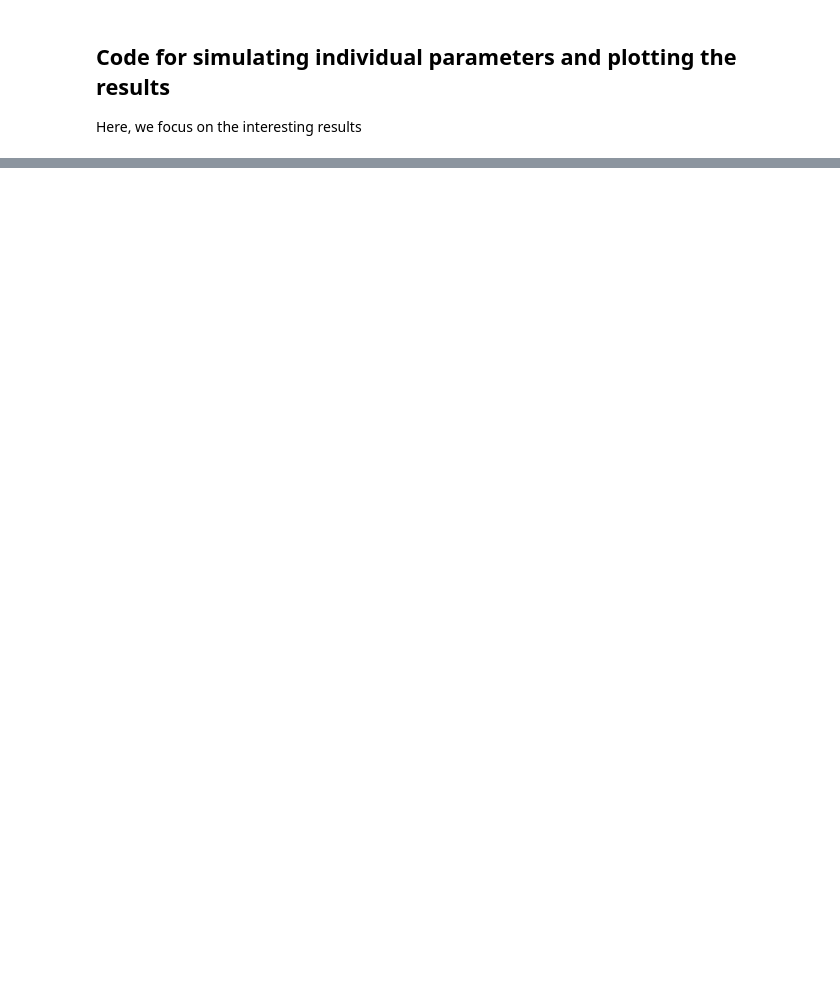
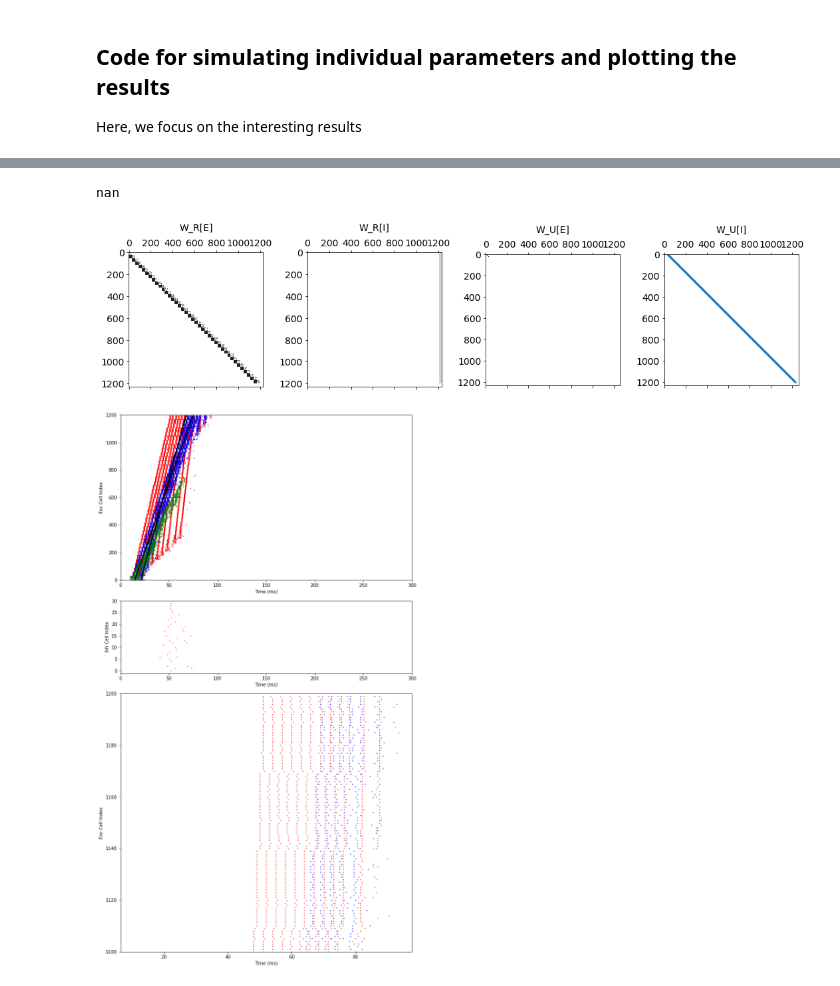
Before and after one commit to davidgbe/for_the_birds, a Jupyter notebook: S1_speed_control_biological_3.ipynb, the cells around one changed output, grey strips where cells are left out. Saved outputs shown, nothing was run; the diff lists cells and outputs as text; code cells hidden in the pictures; blank space fills up the shorter version.

```diff
--- a/S1_speed_control_biological_3.ipynb
+++ b/S1_speed_control_biological_3.ipynb
@@ -443,0 +466,7 @@ quick_plot(m2, 1.5e-06, 1.8e-6, 4.8e-6, 9.2e-06, 0.33, 0.42, .10, overlay=True)
+# %%
+quick_plot(m2, .50000000e-06, 1.70000000e-06, 5.00000000e-06, 8.64285714e-06,
+ 3.50000000e-01, 4.87500000e-01, 9.00000000e-02, overlay=True)
+# %% [output]
+nan
+[figure, added]
+[figure, added]
```
Also changed, not shown: parts of 17 cells of this notebook, 2 other files.
